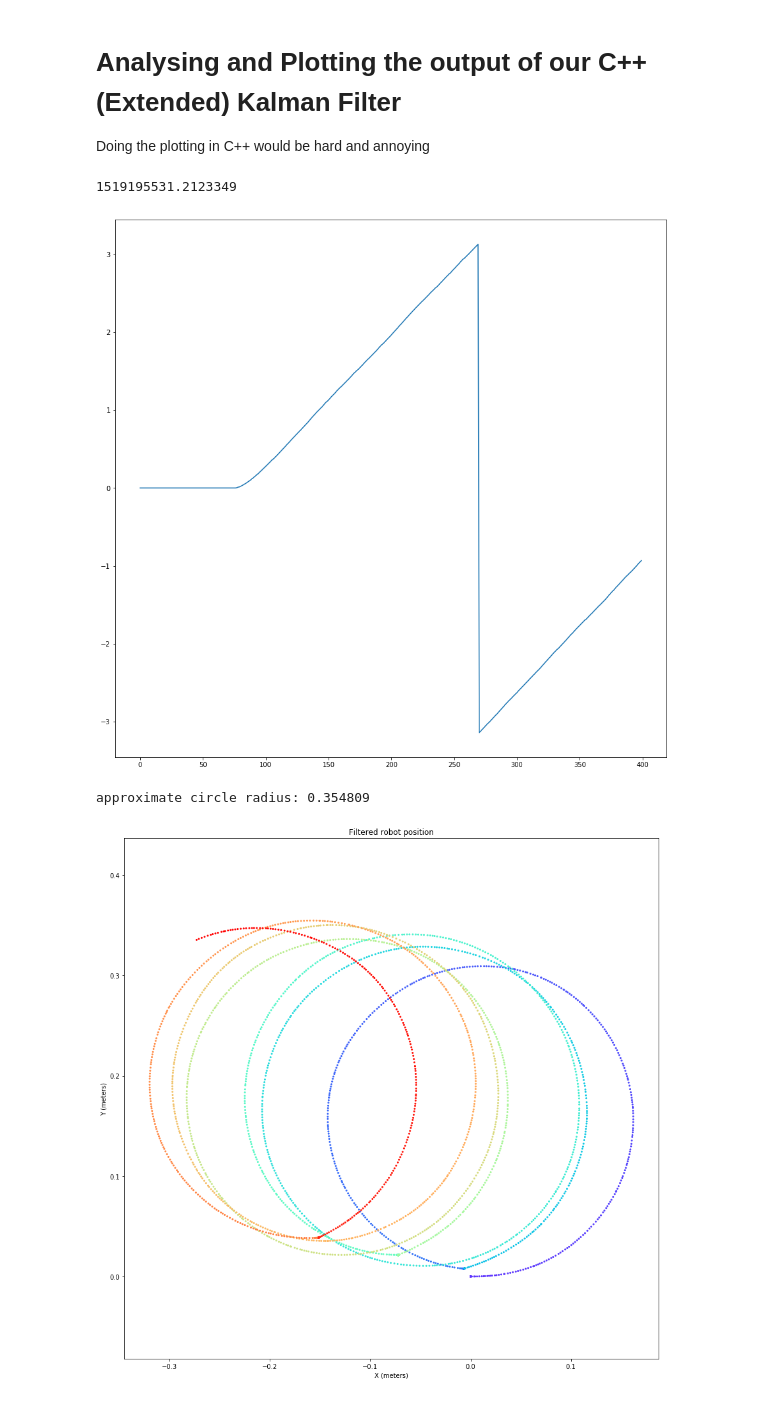
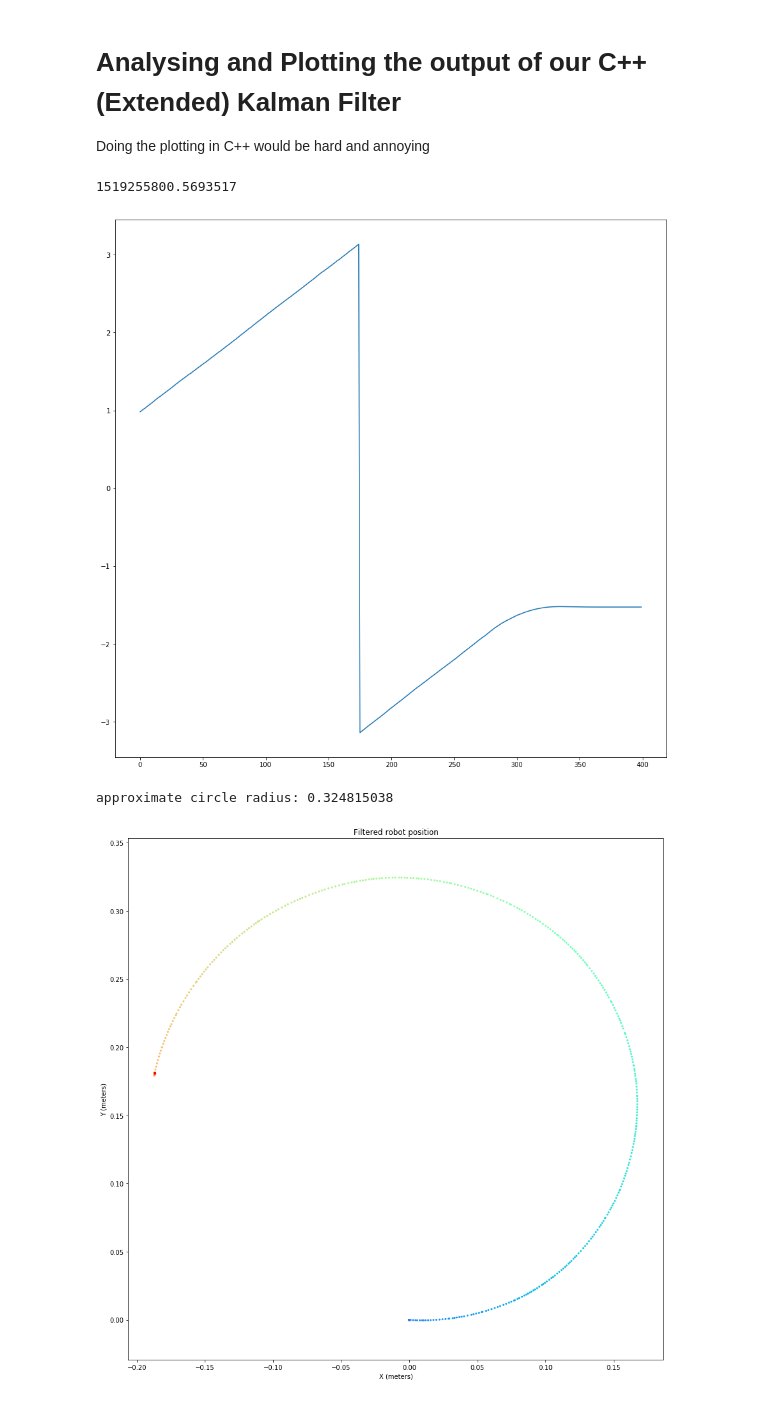
Before and after one commit to PHIL-MQP/phil, a Jupyter notebook: python/notebooks/KF Output Analysis.ipynb, the cells around one changed output. Saved outputs shown, nothing was run; the diff lists cells and outputs as text; code cells hidden in the pictures.

```diff
--- a/python/notebooks/KF Output Analysis.ipynb
+++ b/python/notebooks/KF Output Analysis.ipynb
@@ -9,7 +9,7 @@ import matplotlib.cm as cm
 from matplotlib.patches import Ellipse, Circle
 import os
 # %%
-filename = "./recorded_sensor_data/field_data_2/auto/kf_out.csv"
+filename = "./recorded_sensor_data/field_data_3/auto/kf_out.csv"
 print(os.stat(filename).st_mtime)
 data = np.genfromtxt(filename, delimiter=",", dtype=np.float64)
 
@@ -33,32 +33,32 @@ cov_ddx = data[:,69]
 cov_ddy = data[:,79]
 cov_ddyaw = data[:,89]
 # %% [output]
-1519195531.2123349
+1519255800.5693517
 # %%
 plt.figure(figsize=(15,15))
 plt.plot(yaw[200:600])
 plt.show()
 # %% [output]
-[figure, old version]
+[figure, new version]
 # %%
 T_begin = 0
-T_end = x.shape[0]
+T_end = 650 # x.shape[0]
 skip=1
 
 print("approximate circle radius:", np.max(y[T_begin:T_end]) - np.min(y[T_begin:T_end]))
 
 plt.figure(figsize=(15,15))
 colors = cm.rainbow(np.linspace(0, 1, (T_end - T_begin) // skip))
 plt.scatter(x[T_begin:T_end:skip],y[T_begin:T_end:skip], s=4, color=colors[T_begin:T_end])
 # plt.quiver(x[T_begin:T_end:skip],y[T_begin:T_end:skip], np.cos(yaw[T_begin:T_end:skip]), np.sin(yaw[T_begin:T_end:skip]), width=0.001)
 plt.ylabel("Y (meters)")
 plt.xlabel("X (meters)")
 plt.title("Filtered robot position")
 plt.axis("equal")
 plt.show()
 # %% [output]
-approximate circle radius: 0.354809
+approximate circle radius: 0.324815038
-[figure, old version]
+[figure, new version]
 # %%
 fig, ax = plt.subplots(3,2,figsize=(15,15))
 ax[0,0].plot(cov_x, label='cov x')
```
Also changed, not shown: parts of 1 cell of this notebook, 7 other files.
